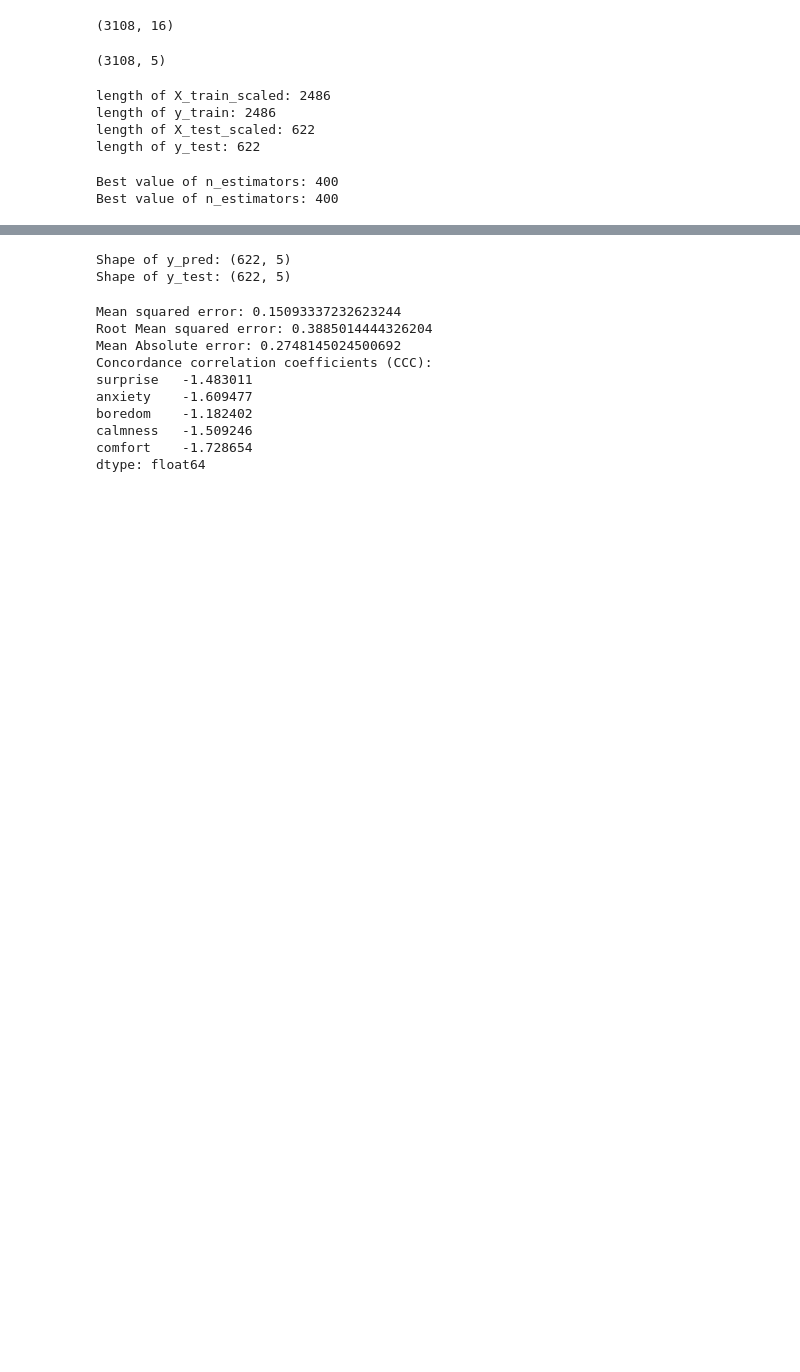
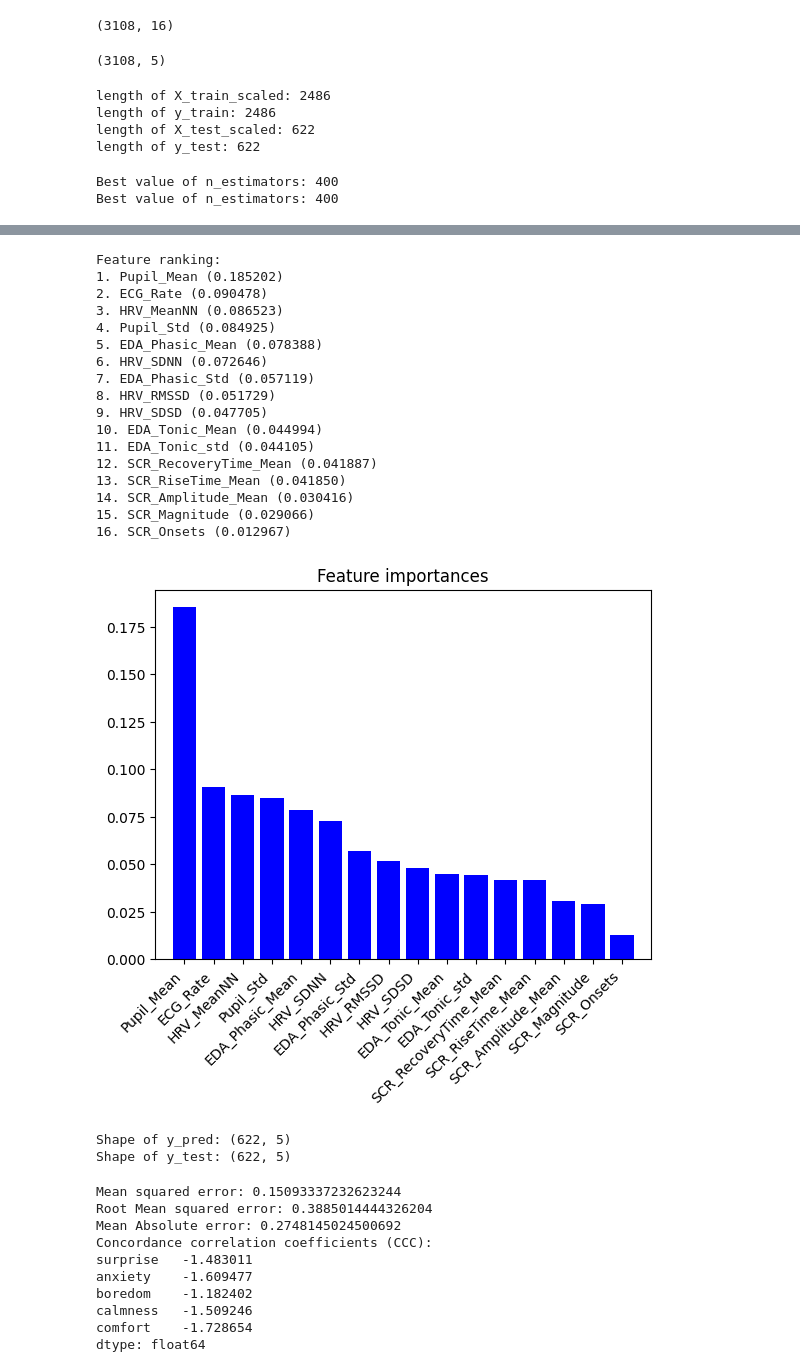
Before and after one commit to jrn1325/spring_hackaton, a Jupyter notebook: experiment_gabriel.ipynb, the cells around one changed output, grey strips where cells are left out. Cells and saved outputs as stored; diff of their text form; code cells hidden in the pictures; blank space fills up the shorter version.

```diff
--- a/experiment_gabriel.ipynb
+++ b/experiment_gabriel.ipynb
@@ -121,3 +159,41 @@ Best value of n_estimators: 400
+# %%
+# Extract the feature names from the DataFrame columns
+feature_names = X_train_scaled_df.columns.tolist()
+
+# Sort the feature importances in descending order
+indices = np.argsort(importances)[::-1]
+
+# Print the feature ranking
+print("Feature ranking:")
+for f in range(X_train.shape[1]):
+    print("%d. %s (%f)" % (f + 1, feature_names[indices[f]], importances[indices[f]]))
+
+# Plot the feature importances
+plt.figure()
+plt.title("Feature importances")
+plt.bar(range(X_train.shape[1]), importances[indices], color="b", align="center")
+plt.xticks(range(X_train.shape[1]), [feature_names[i] for i in indices], rotation=45, ha='right')
+plt.xlim([-1, X_train.shape[1]])
+plt.show()
+# %% [output]
+Feature ranking:
+1. Pupil_Mean (0.185202)
+2. ECG_Rate (0.090478)
+3. HRV_MeanNN (0.086523)
+4. Pupil_Std (0.084925)
+5. EDA_Phasic_Mean (0.078388)
+6. HRV_SDNN (0.072646)
+7. EDA_Phasic_Std (0.057119)
+8. HRV_RMSSD (0.051729)
+9. HRV_SDSD (0.047705)
+10. EDA_Tonic_Mean (0.044994)
+11. EDA_Tonic_std (0.044105)
+12. SCR_RecoveryTime_Mean (0.041887)
+13. SCR_RiseTime_Mean (0.041850)
+14. SCR_Amplitude_Mean (0.030416)
+15. SCR_Magnitude (0.029066)
+16. SCR_Onsets (0.012967)
+[figure, added]
 # %%
 # make predictions on the testing set
 # y_pred = model.predict(X_test_scaled)
```
Also changed, not shown: parts of 3 cells of this notebook.
